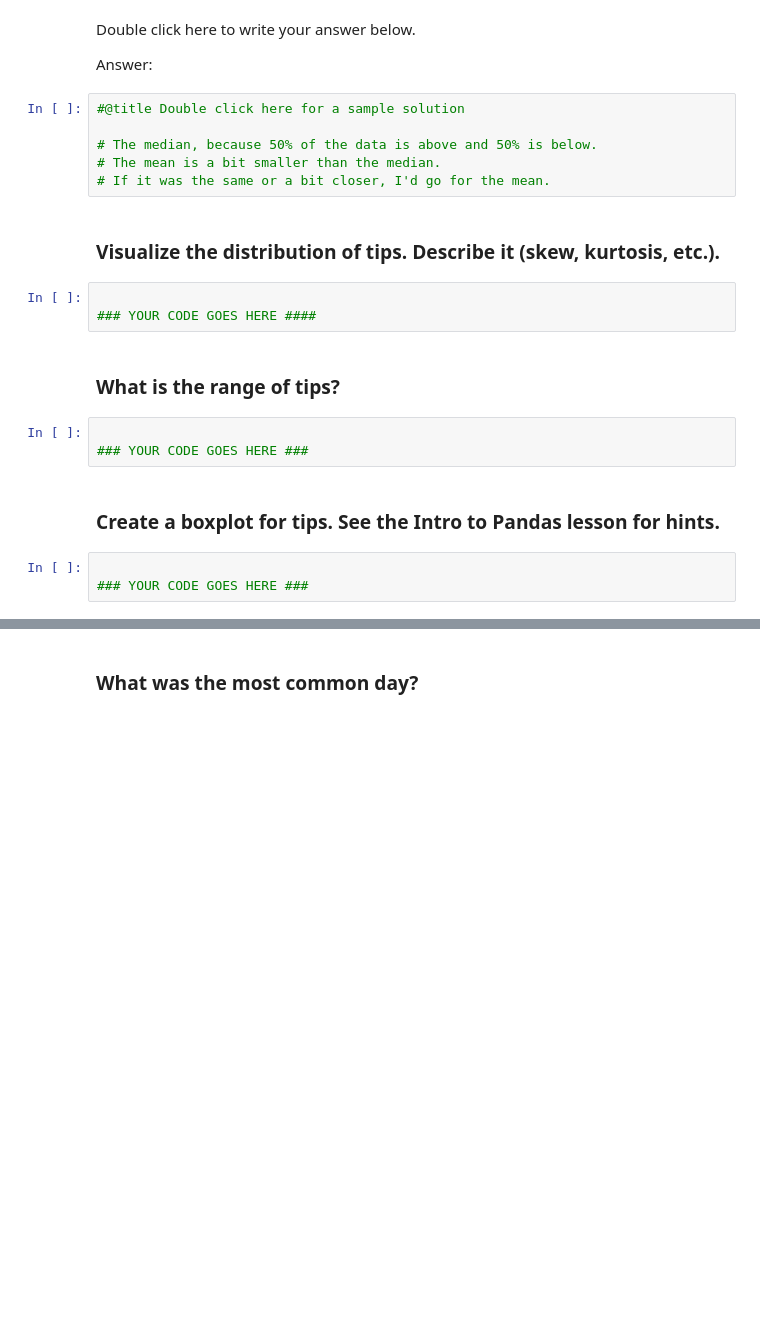
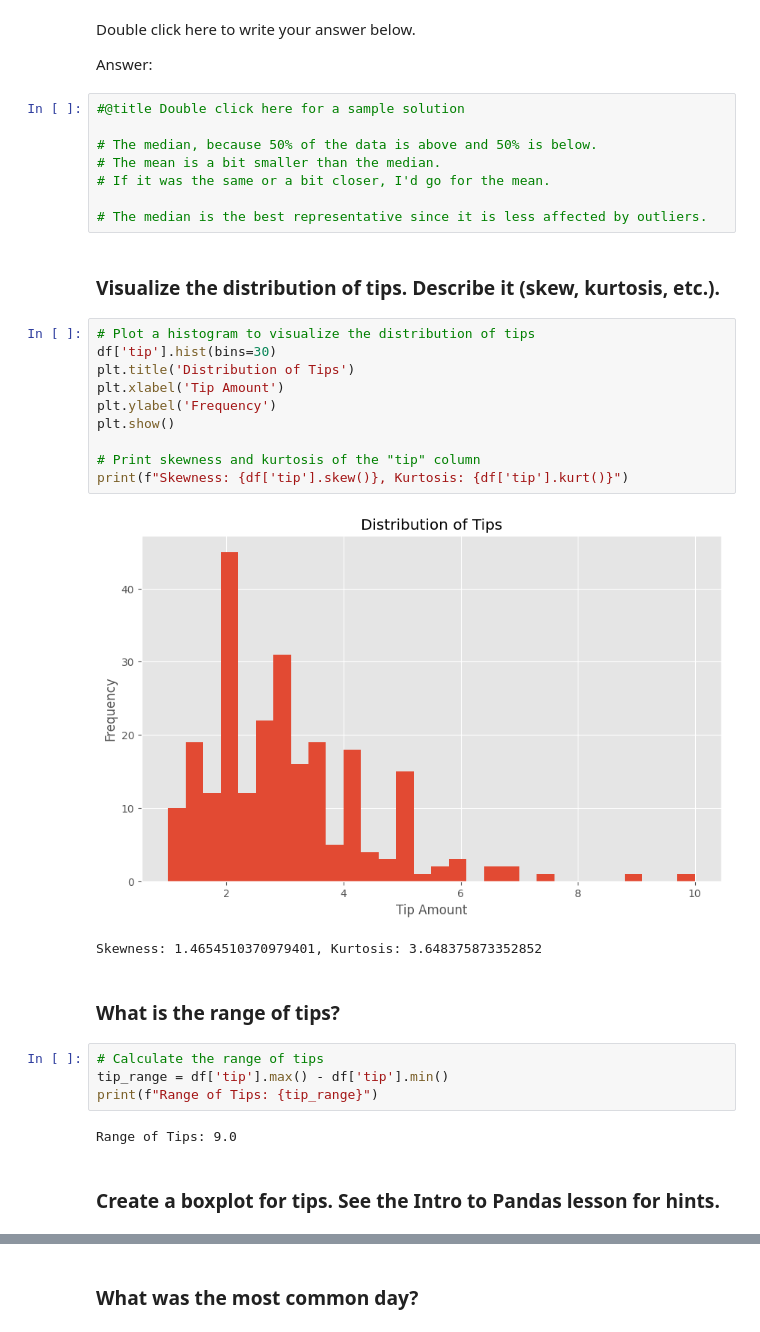
Before and after one commit to JacobCheng0912/Workshop-Python, a Jupyter notebook: 03 - Stats Refresher/01 - Descriptive Statistics 1/Descriptive Statistics I - EXERCISE.ipynb, the cells around one changed output, grey strips where cells are left out. Drawn from its saved outputs; the diff is of its cells as text; blank space fills up the shorter version.

```diff
--- a/03 - Stats Refresher/01 - Descriptive Statistics 1/Descriptive Statistics I - EXERCISE.ipynb
+++ b/03 - Stats Refresher/01 - Descriptive Statistics 1/Descriptive Statistics I - EXERCISE.ipynb
@@ -65,18 +125,30 @@ Answer:
 # The median, because 50% of the data is above and 50% is below.
 # The mean is a bit smaller than the median.
 # If it was the same or a bit closer, I'd go for the mean.
+
+# The median is the best representative since it is less affected by outliers.
 # %% [markdown]
 ### Visualize the distribution of tips. Describe it (skew, kurtosis, etc.).
-# %%
-
-### YOUR CODE GOES HERE ####
+# %%
+# Plot a histogram to visualize the distribution of tips
+df['tip'].hist(bins=30)
+plt.title('Distribution of Tips')
+plt.xlabel('Tip Amount')
+plt.ylabel('Frequency')
+plt.show()
+
+# Print skewness and kurtosis of the "tip" column
+print(f"Skewness: {df['tip'].skew()}, Kurtosis: {df['tip'].kurt()}")
+# %% [output]
+[figure, added]
+Skewness: 1.4654510370979401, Kurtosis: 3.648375873352852
 # %% [markdown]
 ### What is the range of tips?
-# %%
-
-### YOUR CODE GOES HERE ###
+# %%
+# Calculate the range of tips
+tip_range = df['tip'].max() - df['tip'].min()
+print(f"Range of Tips: {tip_range}")
+# %% [output]
+Range of Tips: 9.0
 # %% [markdown]
 ### Create a boxplot for tips. See the Intro to Pandas lesson for hints.
-# %%
-
-### YOUR CODE GOES HERE ###
```
Also changed, not shown: parts of 23 cells of this notebook.
